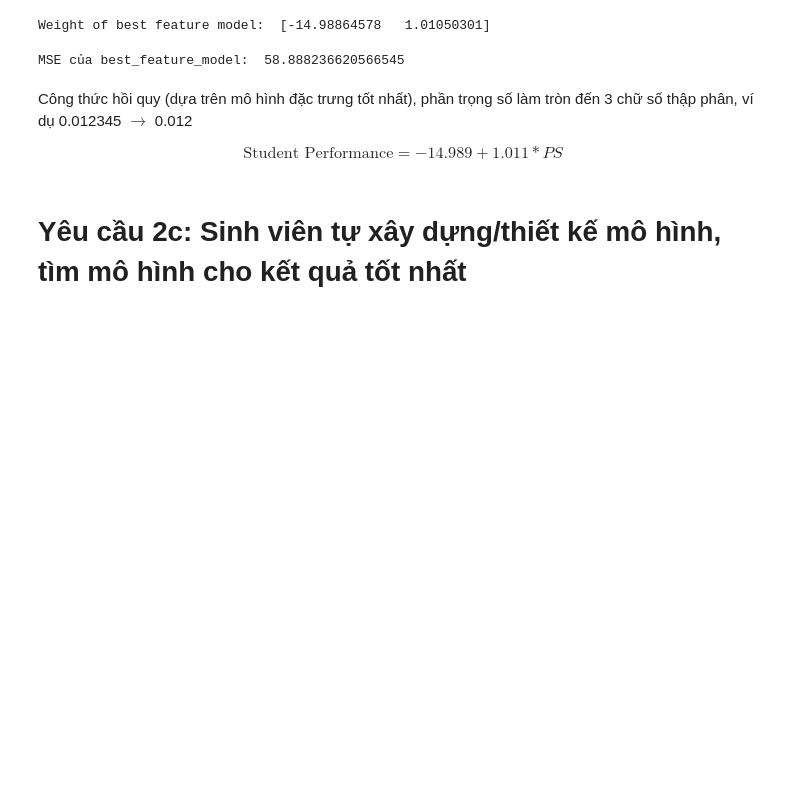
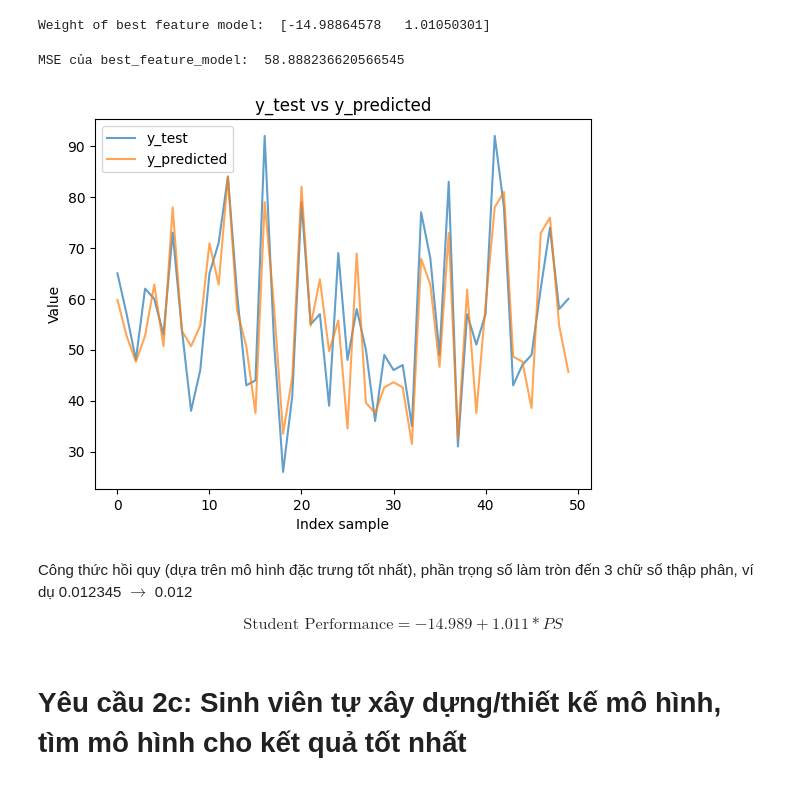
Before and after one commit to DinhXuanKhuong/Linear-Regression-using-Normal-Equation, a Jupyter notebook: P03.23127398.ipynb, the cells around one changed output. Drawn from its saved outputs; the diff is of its cells as text; code cells hidden in the pictures; blank space fills up the shorter version.

```diff
--- a/P03.23127398.ipynb
+++ b/P03.23127398.ipynb
@@ -531,6 +657,10 @@ y_predicted_best_feature_model = best_feature_model.predict(add_bias(df_to_numpy
 print("MSE của best_feature_model: ", cal_mse(y_test_ndarray, y_predicted_best_feature_model))
 # %% [output]
 MSE của best_feature_model:  58.888236620566545
+# %%
+plot_compare(y_test_ndarray, y_predicted_best_feature_model)
+# %% [output]
+[figure, added]
 # %% [markdown]
 Công thức hồi quy (dựa trên mô hình đặc trưng tốt nhất), phần trọng số làm tròn đến 3 chữ số thập phân, ví dụ 0.012345 $\to$ 0.012
 
```
Also changed, not shown: parts of 18 cells of this notebook.
